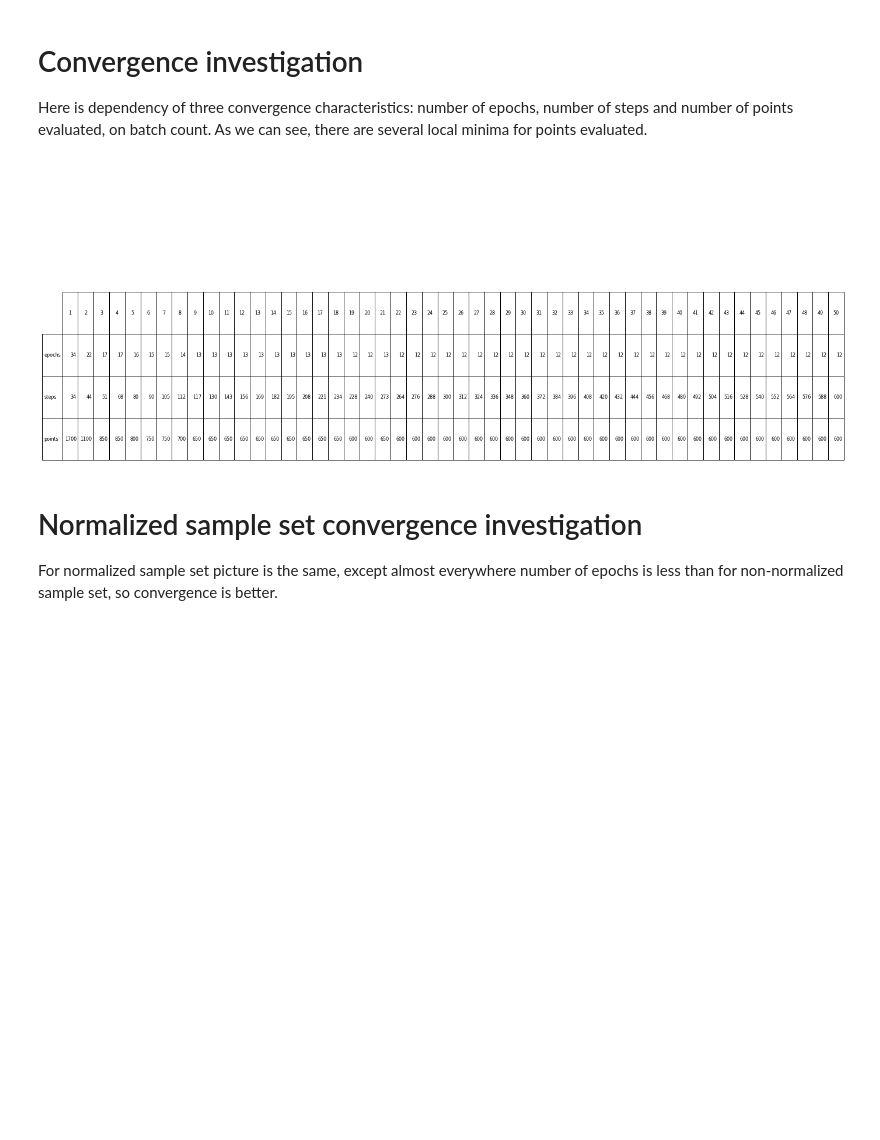
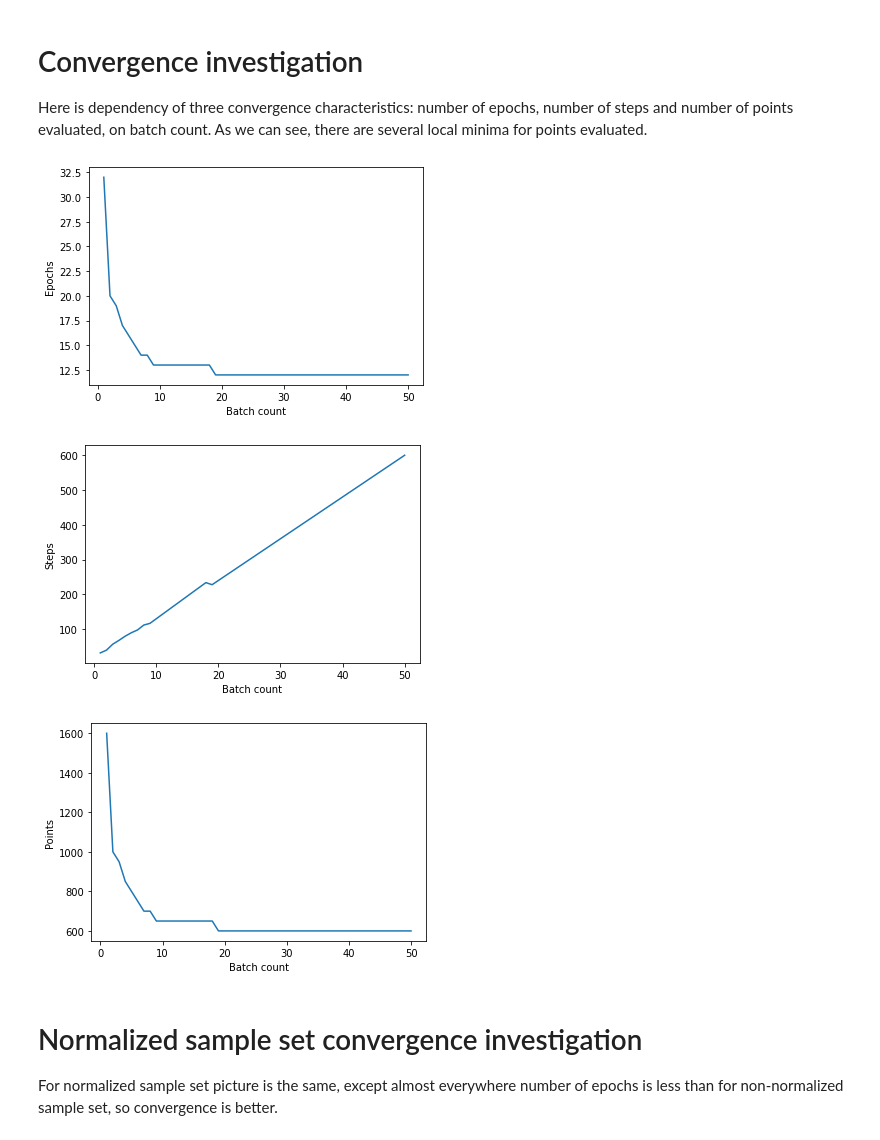
Before and after one commit to YuriNeverov/Optimization-Methods-Gradient-Descent, a Jupyter notebook: StochasticGradientDescent.ipynb, the cells around one changed output. Drawn from its saved outputs; the diff is of its cells as text; code cells hidden in the pictures; blank space fills up the shorter version.

Commit message:
removed tables

```diff
--- a/StochasticGradientDescent.ipynb
+++ b/StochasticGradientDescent.ipynb
@@ -297,32 +293,47 @@ for points evaluated.
 # %%
 def convergence_investigation():
   sample_size = 50
   x_dim = 10
   const_bound = 20
   bounds = np.array([5 * i for i in range(1, 11)])
 
   sample_set, w_true = generate_samples(sample_size, x_dim, NoiseLevel(NoiseLevel.NoiseKind.UNIFORM, 0.2, 0.2), const_bound, bounds)
 
   step_fun = StepBasedSF(0.001, 0.001, 5)
-  stats = []
-  col_labels = []
+  epochs = []
+  steps = []
+  points = []
+  batches = []
 
   for batch_count in range(1, sample_size + 1):
     sgd_path, stat = sgd_linear_regression(sample_set, 40, 0.000001, batch_count, step_fun)
-    stats.append([stat.total_epochs, stat.total_steps, stat.total_points])
-    col_labels.append(batch_count)
 
-  stats = np.array(stats).transpose()
-  fig, ax = plt.subplots()
-  ax.set_axis_off()
-  tbl = ax.table(stats, rowLabels=["epochs", "steps", "points"], colLabels=col_labels)
-  tbl.scale(4, 6)
+    epochs.append(stat.total_epochs)
+    steps.append(stat.total_steps)
+    points.append(stat.total_points)
+    batches.append(batch_count)
+
+  plt.plot(batches, epochs)
+  plt.xlabel('Batch count')
+  plt.ylabel('Epochs')
+  plt.show()
+
+  plt.plot(batches, steps)
+  plt.xlabel('Batch count')
+  plt.ylabel('Steps')
+  plt.show()
+
+  plt.plot(batches, points)
+  plt.xlabel('Batch count')
+  plt.ylabel('Points')
   plt.show()
 
 
 convergence_investigation()
 # %% [output]
-[figure, old version]
+[figure, new version]
+[figure, added]
+[figure, added]
 # %% [markdown]
 # Normalized sample set convergence investigation
 
```
Also changed, not shown: parts of 7 cells of this notebook.
